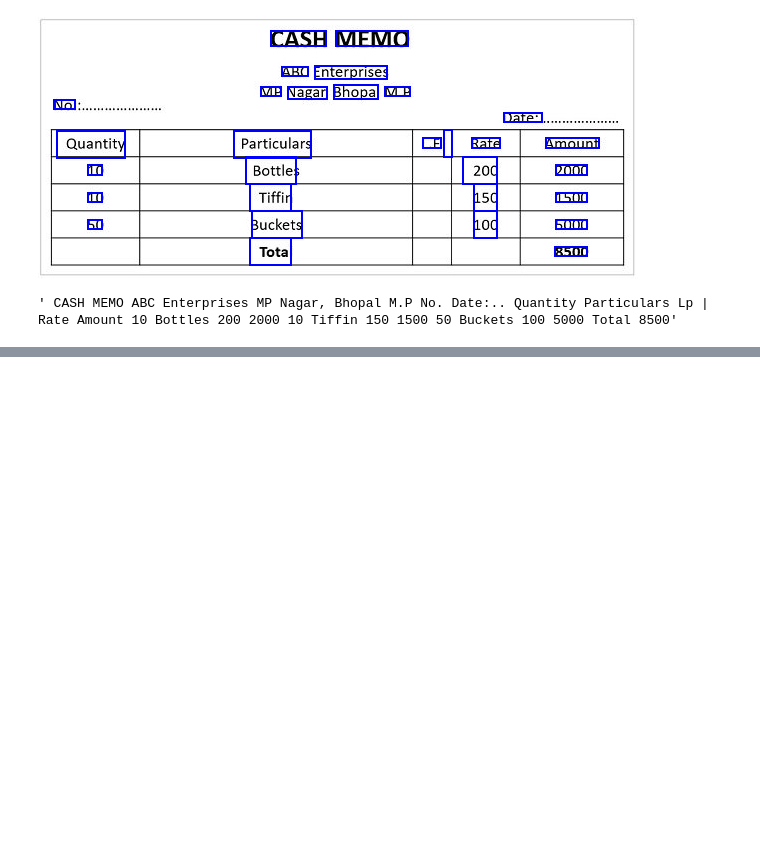
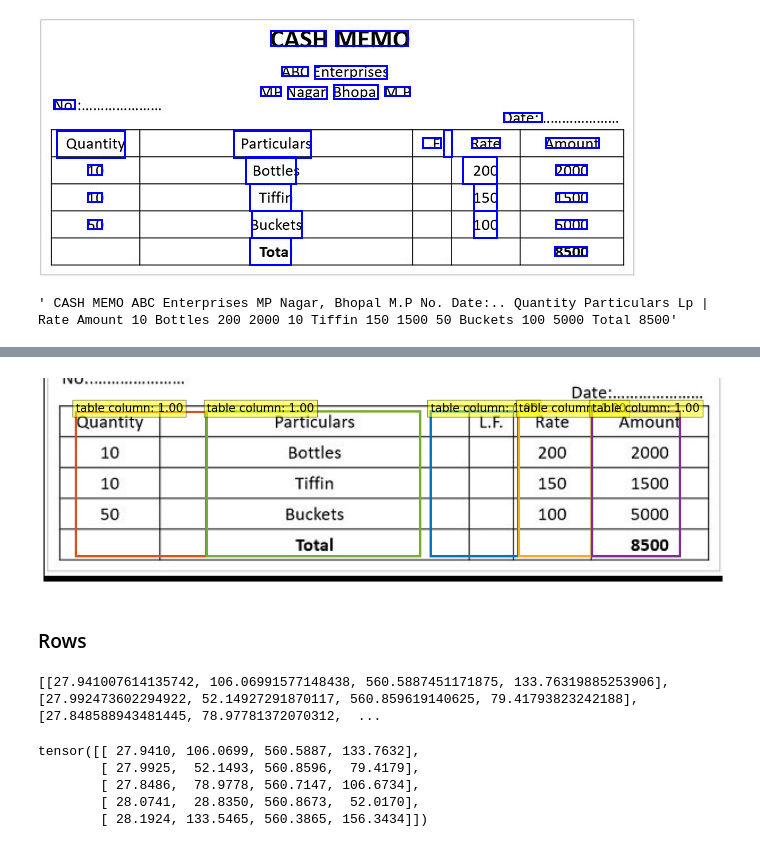
Before and after one commit to COS301-SE-2023/WriteToPdf, a Jupyter notebook: document-ai/document-ai.ipynb, the cells around one changed output, grey strips where cells are left out. Saved outputs shown, nothing was run; the diff lists cells and outputs as text; code cells hidden in the pictures; blank space fills up the shorter version.

```diff
--- a/document-ai/document-ai.ipynb
+++ b/document-ai/document-ai.ipynb
@@ -154,0 +284,18 @@ layoutlm_tokenizer.convert_tokens_to_string(input_image_tokens)
+# %%
+column_scores = list()
+column_labels = list()
+column_boxes = list()
+
+table_scores = table_results['scores'].tolist()
+table_labels = table_results['labels'].tolist()
+table_boxes = table_results['boxes'].tolist()
+
+for idx, label in enumerate(table_labels):
+    if label == 1:
+        column_scores.append(table_scores[idx])
+        column_labels.append(label)
+        column_boxes.append(table_boxes[idx])
+
+column_scores = torch.tensor(column_scores)
+column_labels = torch.tensor(column_labels)
+column_boxes = torch.tensor(column_boxes)
@@ -154,0 +306,34 @@ layoutlm_tokenizer.convert_tokens_to_string(input_image_tokens)
+# %%
+plot_results(table_image, column_scores, column_labels, column_boxes, table_structure_model)
+# %% [output]
+[figure, added]
+# %% [markdown]
+### Rows
+# %%
+row_scores = list()
+row_labels = list()
+row_boxes = list()
+
+table_scores = table_results['scores'].tolist()
+table_labels = table_results['labels'].tolist()
+table_boxes = table_results['boxes'].tolist()
+
+for idx, label in enumerate(table_labels):
+    if label == 2:
+        row_scores.append(table_scores[idx])
+        row_labels.append(label)
+        row_boxes.append(table_boxes[idx])
+
+row_scores = torch.tensor(row_scores)
+row_labels = torch.tensor(row_labels)
+row_boxes = torch.tensor(row_boxes)
+# %% [output]
+[[27.941007614135742, 106.06991577148438, 560.5887451171875, 133.76319885253906], [27.992473602294922, 52.14927291870117, 560.859619140625, 79.41793823242188], [27.848588943481445, 78.97781372070312,  ...
+# %%
+print(row_boxes)
+# %% [output]
+tensor([[ 27.9410, 106.0699, 560.5887, 133.7632],
+        [ 27.9925,  52.1493, 560.8596,  79.4179],
+        [ 27.8486,  78.9778, 560.7147, 106.6734],
+        [ 28.0741,  28.8350, 560.8673,  52.0170],
+        [ 28.1924, 133.5465, 560.3865, 156.3434]])
```
Also changed, not shown: parts of 24 cells of this notebook.
